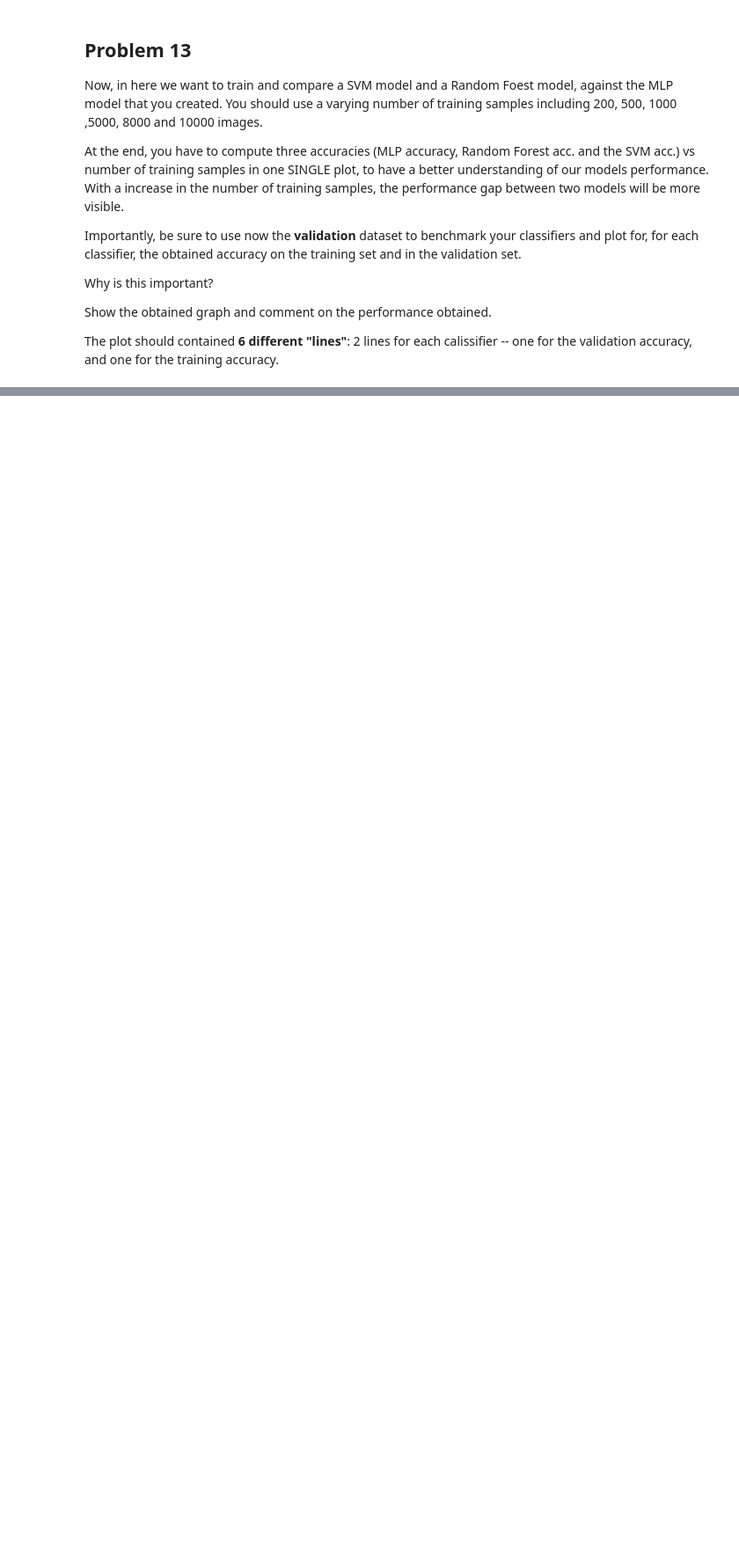
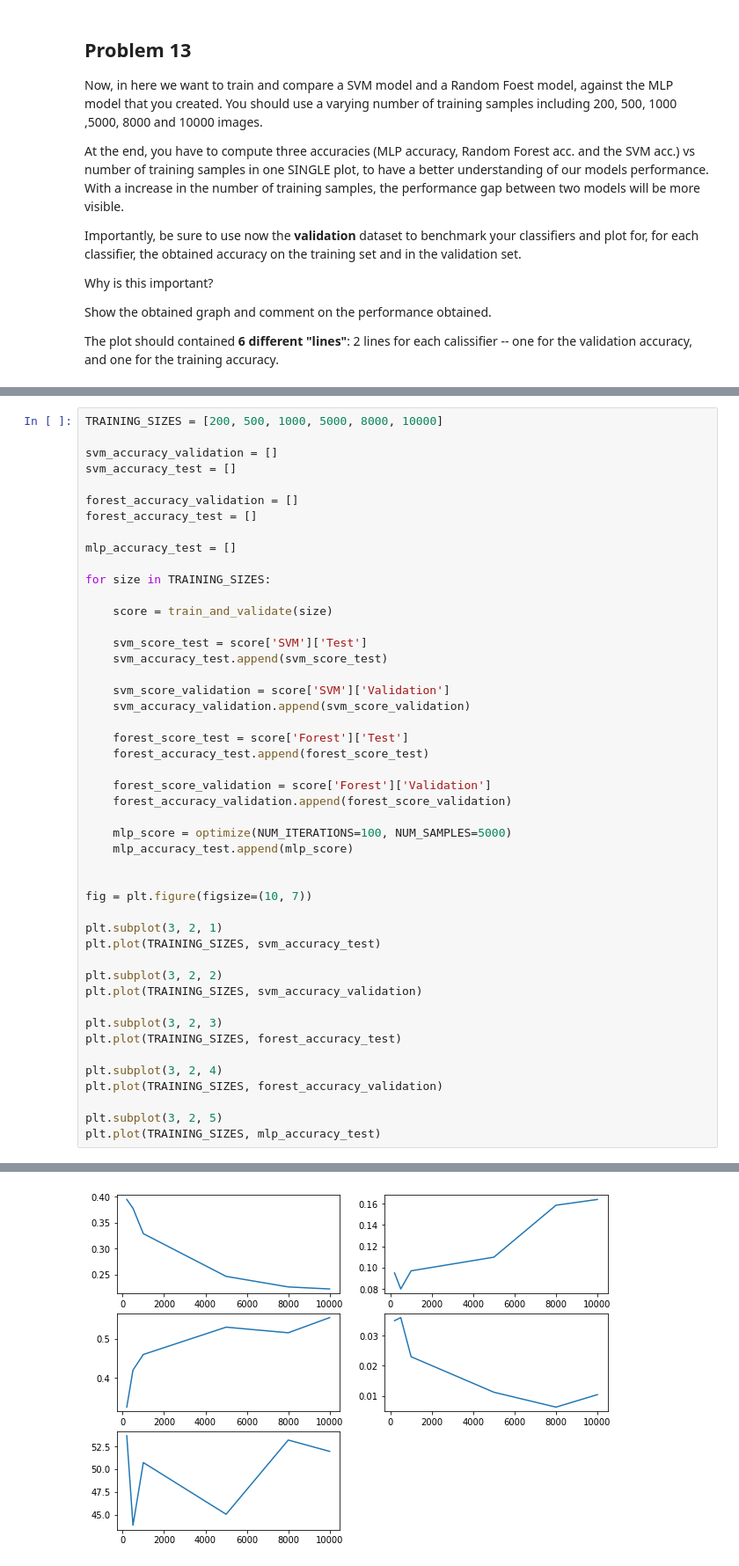
Before and after one commit to TTimTT/IPLab, a Jupyter notebook: assignments/Amin_04.ipynb, the cells around one changed output, grey strips where cells are left out. Shown at 88% size. Saved outputs shown, nothing was run; the diff lists cells and outputs as text; blank space fills up the shorter version.

```diff
--- a/assignments/Amin_04.ipynb
+++ b/assignments/Amin_04.ipynb
@@ -1648,0 +1654,48 @@ TRAINING_SIZES = [200, 500, 1000, 5000, 8000, 10000]
+# %%
+TRAINING_SIZES = [200, 500, 1000, 5000, 8000, 10000]
+
+svm_accuracy_validation = []
+svm_accuracy_test = []
+
+forest_accuracy_validation = []
+forest_accuracy_test = []
+
+mlp_accuracy_test = []
+
+for size in TRAINING_SIZES:
+
+    score = train_and_validate(size)
+
+    svm_score_test = score['SVM']['Test']
+    svm_accuracy_test.append(svm_score_test)
+
+    svm_score_validation = score['SVM']['Validation']
+    svm_accuracy_validation.append(svm_score_validation)
+
+    forest_score_test = score['Forest']['Test']
+    forest_accuracy_test.append(forest_score_test)
+
+    forest_score_validation = score['Forest']['Validation']
+    forest_accuracy_validation.append(forest_score_validation)
+
+    mlp_score = optimize(NUM_ITERATIONS=100, NUM_SAMPLES=5000)
+    mlp_accuracy_test.append(mlp_score)
+
+
+fig = plt.figure(figsize=(10, 7))
+
+plt.subplot(3, 2, 1)
+plt.plot(TRAINING_SIZES, svm_accuracy_test)
+
+plt.subplot(3, 2, 2)
+plt.plot(TRAINING_SIZES, svm_accuracy_validation)
+
+plt.subplot(3, 2, 3)
+plt.plot(TRAINING_SIZES, forest_accuracy_test)
+
+plt.subplot(3, 2, 4)
+plt.plot(TRAINING_SIZES, forest_accuracy_validation)
+
+plt.subplot(3, 2, 5)
+plt.plot(TRAINING_SIZES, mlp_accuracy_test)
+# %% [output]
@@ -1648,0 +1715 @@ TRAINING_SIZES = [200, 500, 1000, 5000, 8000, 10000]
+[figure, added]
```
Also changed, not shown: parts of 13 cells of this notebook.
